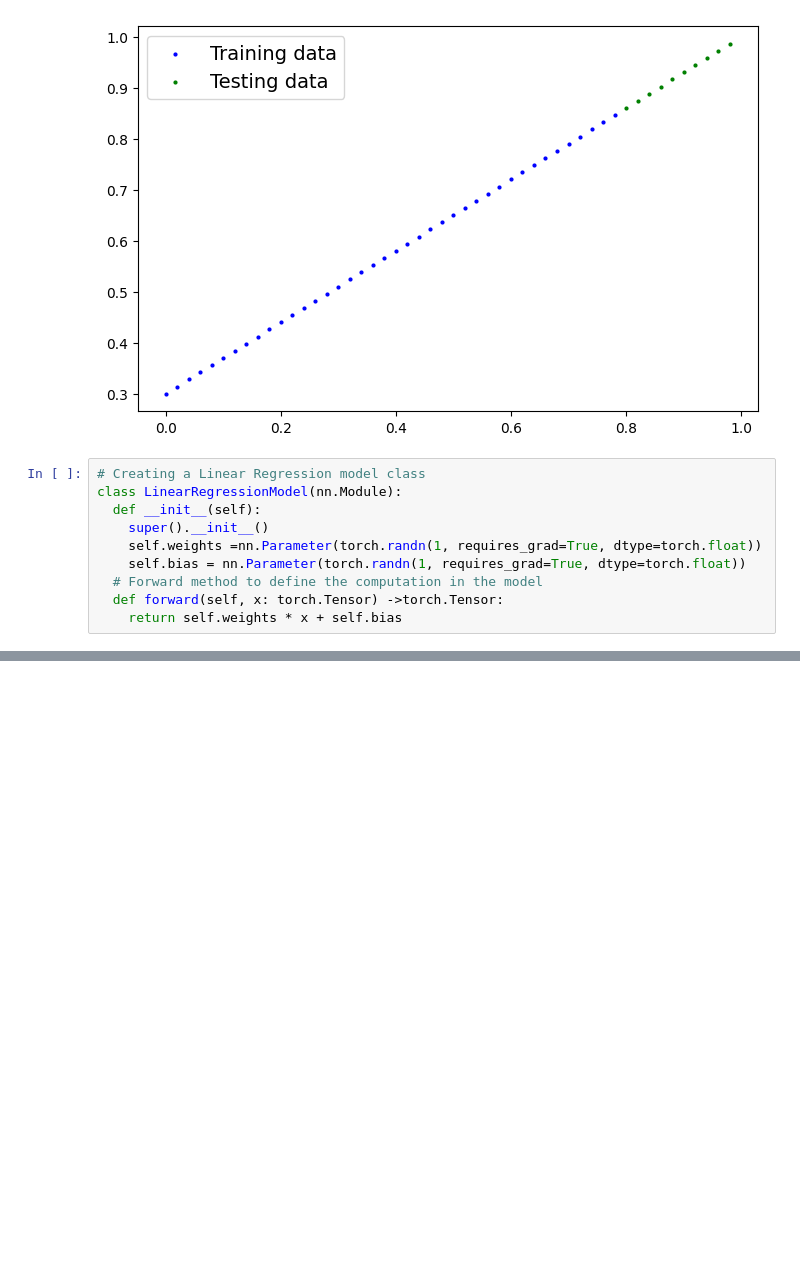
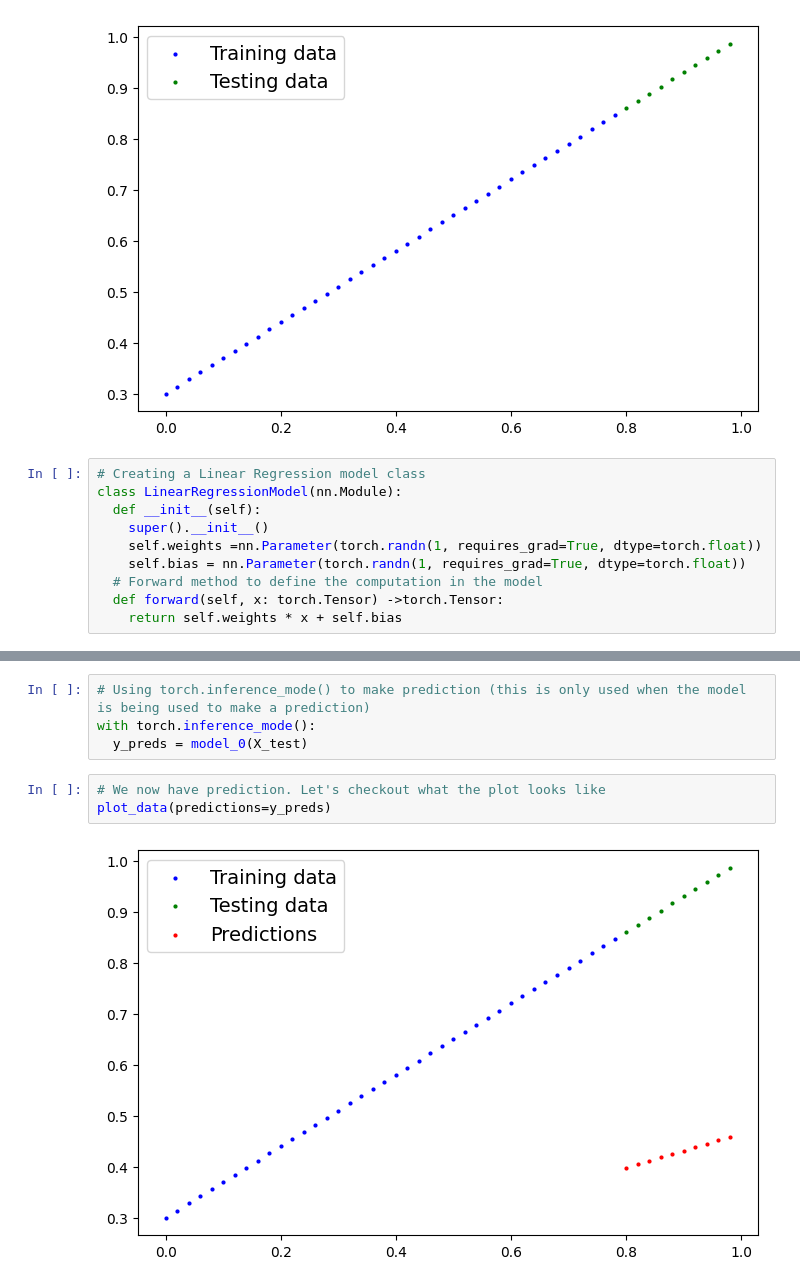
Before and after one commit to Jude-Ufoh/Pytorch, a Jupyter notebook: Linear Regression/Pytorch1.ipynb, the cells around one changed output, grey strips where cells are left out. Saved outputs shown, nothing was run; the diff lists cells and outputs as text; blank space fills up the shorter version.

```diff
--- a/Linear Regression/Pytorch1.ipynb
+++ b/Linear Regression/Pytorch1.ipynb
@@ -253,0 +249,9 @@ list(model_0.parameters())
+# %%
+# Using torch.inference_mode() to make prediction (this is only used when the model is being used to make a prediction)
+with torch.inference_mode():
+  y_preds = model_0(X_test)
+# %%
+# We now have prediction. Let's checkout what the plot looks like
+plot_data(predictions=y_preds)
+# %% [output]
+[figure, added]
```
Also changed, not shown: parts of 4 cells of this notebook.
